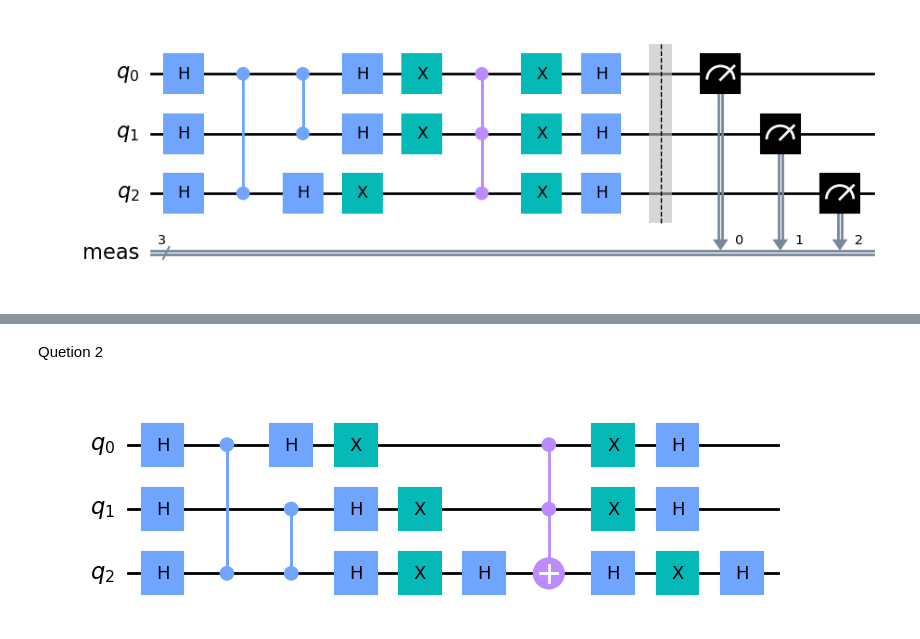
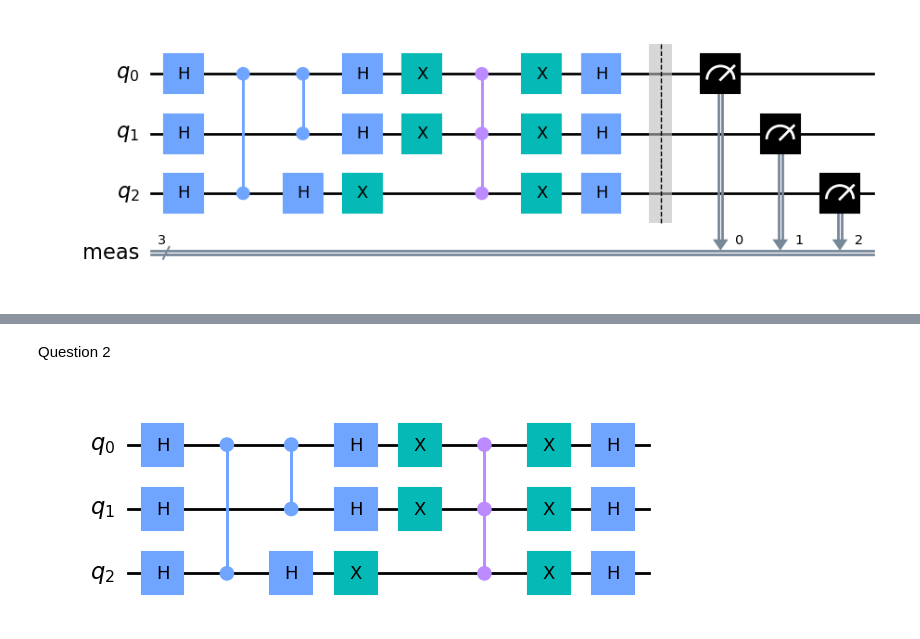
Before and after one commit to AdamNaoui/LOG6953C_TPs, a Jupyter notebook: TP3/tp3.ipynb, the cells around one changed output, grey strips where cells are left out. Saved outputs shown, nothing was run; the diff lists cells and outputs as text; code cells hidden in the pictures.

```diff
--- a/TP3/tp3.ipynb
+++ b/TP3/tp3.ipynb
@@ -62,3 +61,3 @@ plot_histogram(answer)
 # %% [markdown]
-Quetion 2
+Question 2
 # %%
@@ -73,27 +72,29 @@ def cz_to_hcnoth(codeline: str, number: int):
 # %%
 from gates_equivalent import cz_to_hcnoth
 
-circuit = '''n = 3
-prog = QuantumCircuit(n)
-for q in [0,1,2]:
+circuit = '''prog = QuantumCircuit(3)
+for q in [0, 1, 2]:
     prog.h(q)
-prog.cz(0, 2)
-prog.cz(1, 2)
-for qubit in range(n):
+prog.cz(2, 0)
+prog.cz(1, 0)
+
+for qubit in range(3):
     prog.h(qubit)
-for qubit in range(n):
+
+for qubit in range(3):
     prog.x(qubit)
-prog.h(n-1)
-prog.mct(list(range(n-1)), n-1)
-prog.h(n-1)
-for qubit in range(n):
+
+prog.ccz(2,1,0)
+
+for qubit in range(3):
     prog.x(qubit)
-for qubit in range(n):
+
+for qubit in range(3):
     prog.h(qubit)
     '''
 exec(circuit)
 prog.draw(output='mpl')
 
 # print(cz_to_hcnoth(circuit, 0))
 # %% [output]
-[figure, old version]
+[figure, new version]
```
Also changed, not shown: parts of 6 cells of this notebook.
